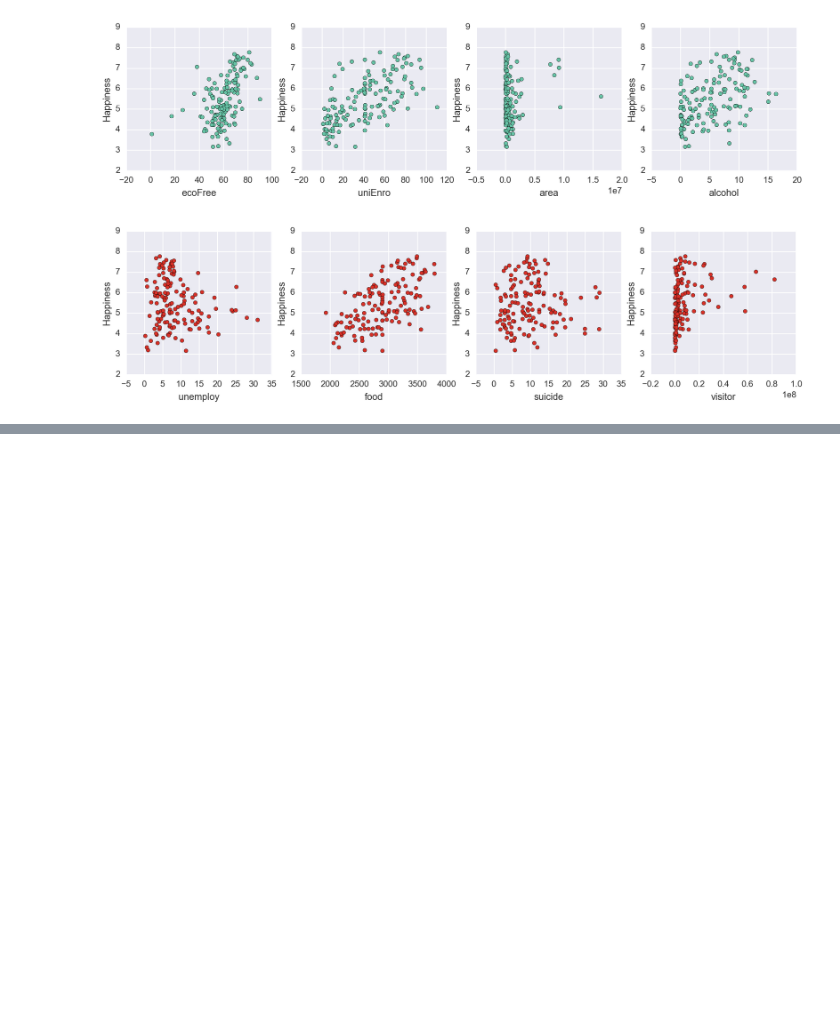
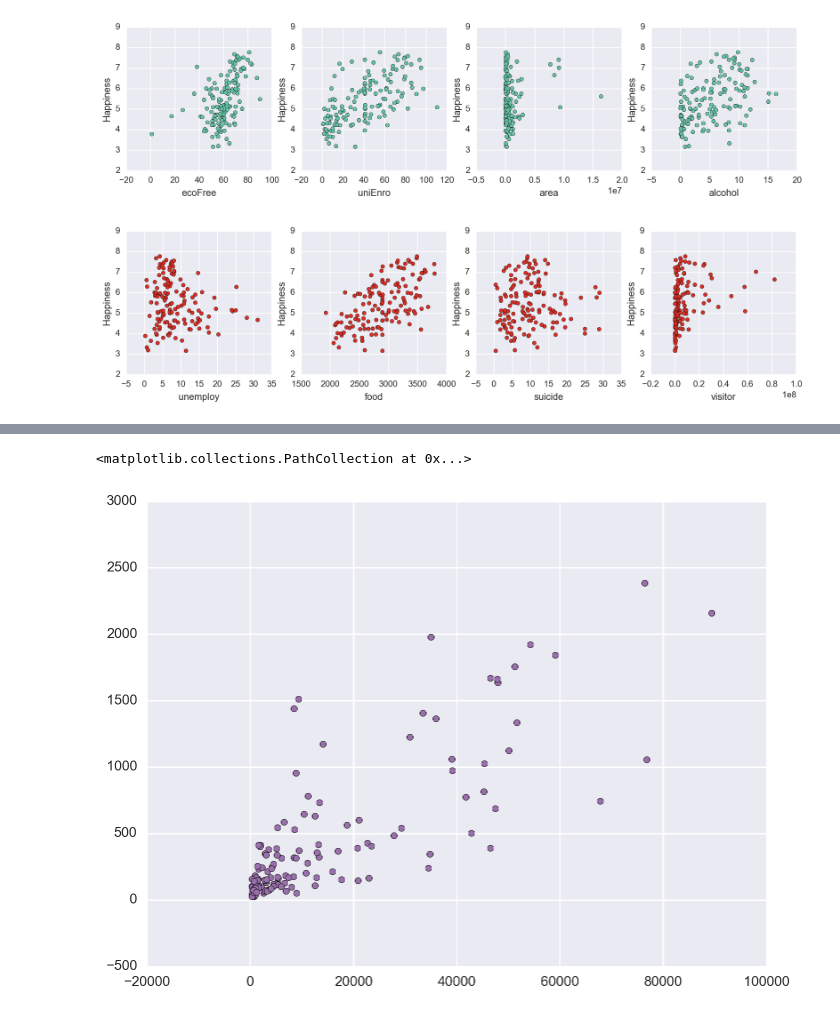
Before and after one commit to dangspin/SpringBoard_Projects, a Jupyter notebook: project_data/Feature_relation.ipynb, the cells around one changed output, grey strips where cells are left out. Cells and saved outputs as stored; diff of their text form; code cells hidden in the pictures; blank space fills up the shorter version.

```diff
--- a/project_data/Feature_relation.ipynb
+++ b/project_data/Feature_relation.ipynb
@@ -378,0 +386,6 @@ for i in range(len(dff.columns.values)-4,len(dff.columns.values)):
+# %%
+figure, ax = plt.subplots( figsize =( 8 , 6 ) )
+ax.scatter(dff[dff.columns.values[11]],np.exp(dff['Happiness']),c='#9970ab', marker="o")
+# %% [output]
+<matplotlib.collections.PathCollection at 0x...>
+[figure, added]
```
Also changed, not shown: parts of 1 cell of this notebook.
